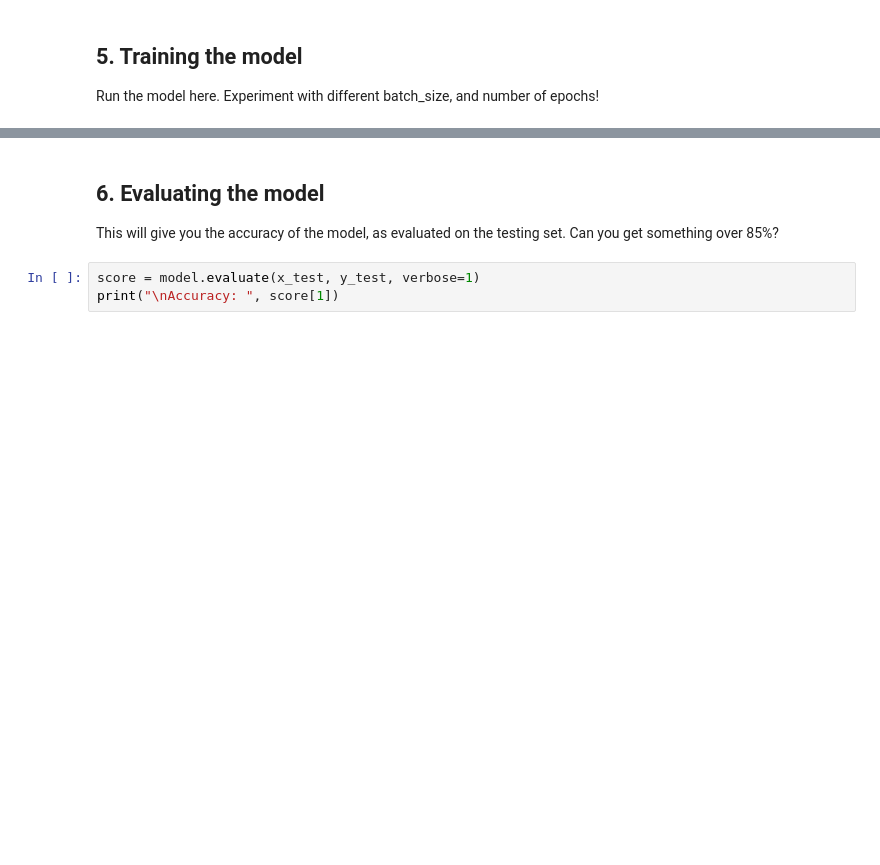
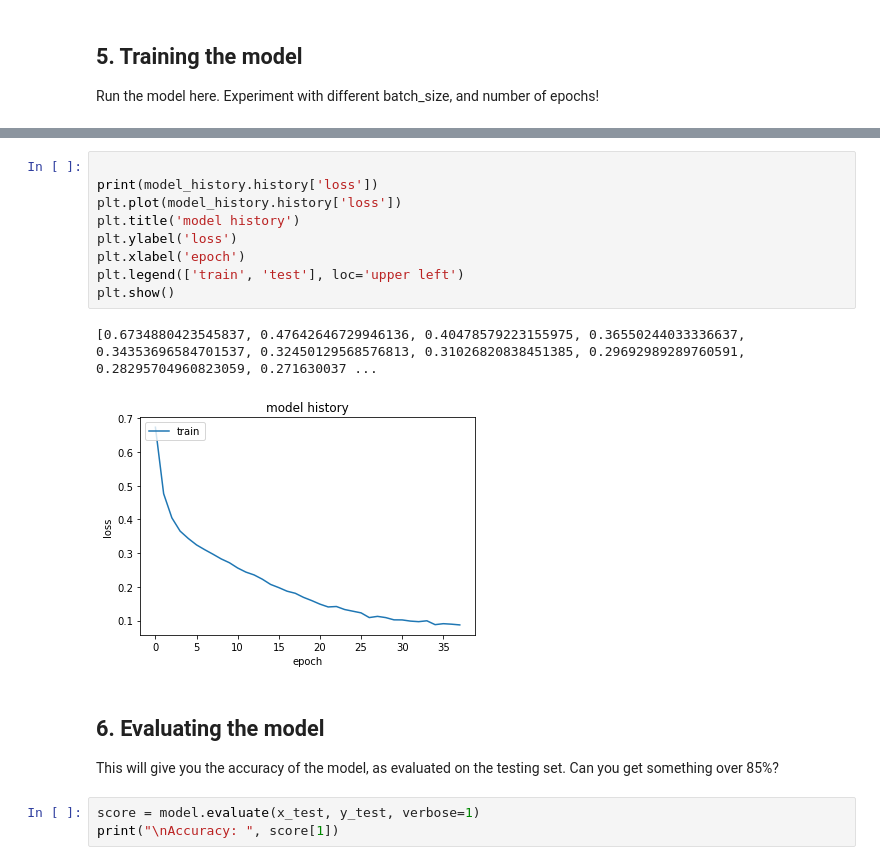
Before and after one commit to llathrop/aind2-dl, a Jupyter notebook: IMDB_In_Keras.ipynb, the cells around one changed output, grey strips where cells are left out. Drawn from its saved outputs; the diff is of its cells as text; blank space fills up the shorter version.

```diff
--- a/IMDB_In_Keras.ipynb
+++ b/IMDB_In_Keras.ipynb
@@ -141,3 +160,15 @@ SyntaxError: Missing parentheses in call to 'print' (<ipython-input-41-2742100b8
+# %%
+
+print(model_history.history['loss'])
+plt.plot(model_history.history['loss'])
+plt.title('model history')
+plt.ylabel('loss')
+plt.xlabel('epoch')
+plt.legend(['train', 'test'], loc='upper left')
+plt.show()
+# %% [output]
+[0.6734880423545837, 0.47642646729946136, 0.40478579223155975, 0.36550244033336637, 0.34353696584701537, 0.32450129568576813, 0.31026820838451385, 0.29692989289760591, 0.28295704960823059, 0.271630037 ...
+[figure, added]
 # %% [markdown]
 ## 6. Evaluating the model
 This will give you the accuracy of the model, as evaluated on the testing set. Can you get something over 85%?
```
Also changed, not shown: parts of 6 cells of this notebook.
